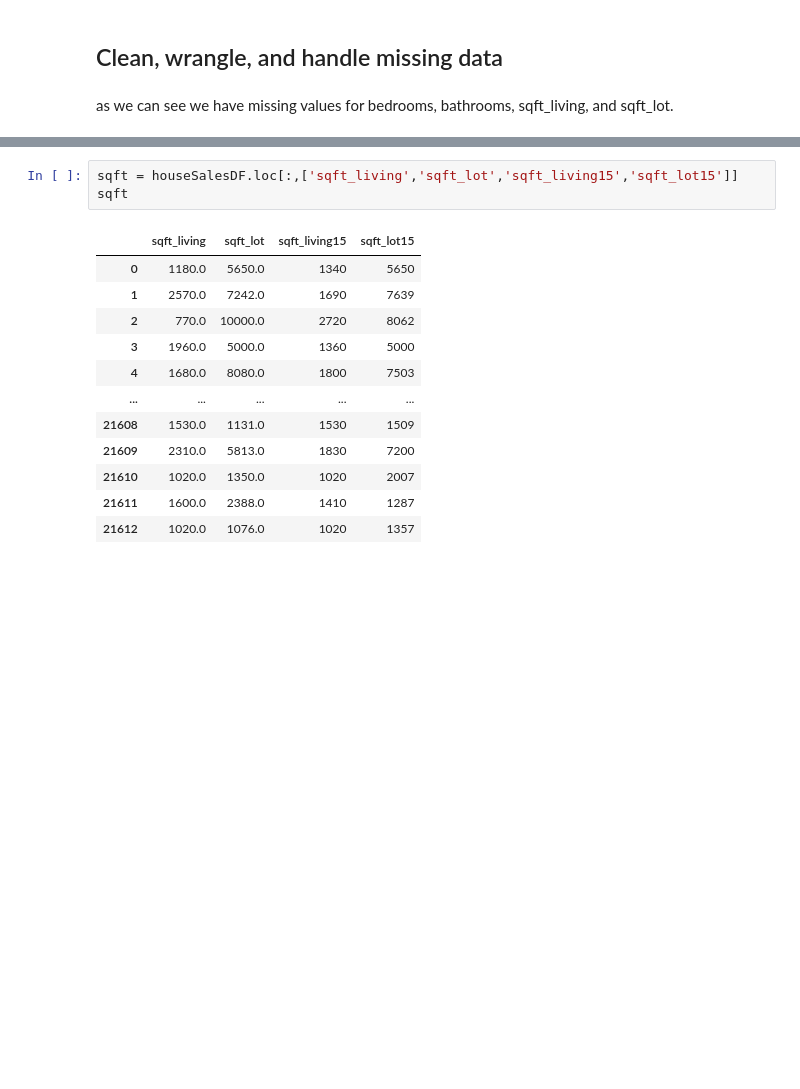
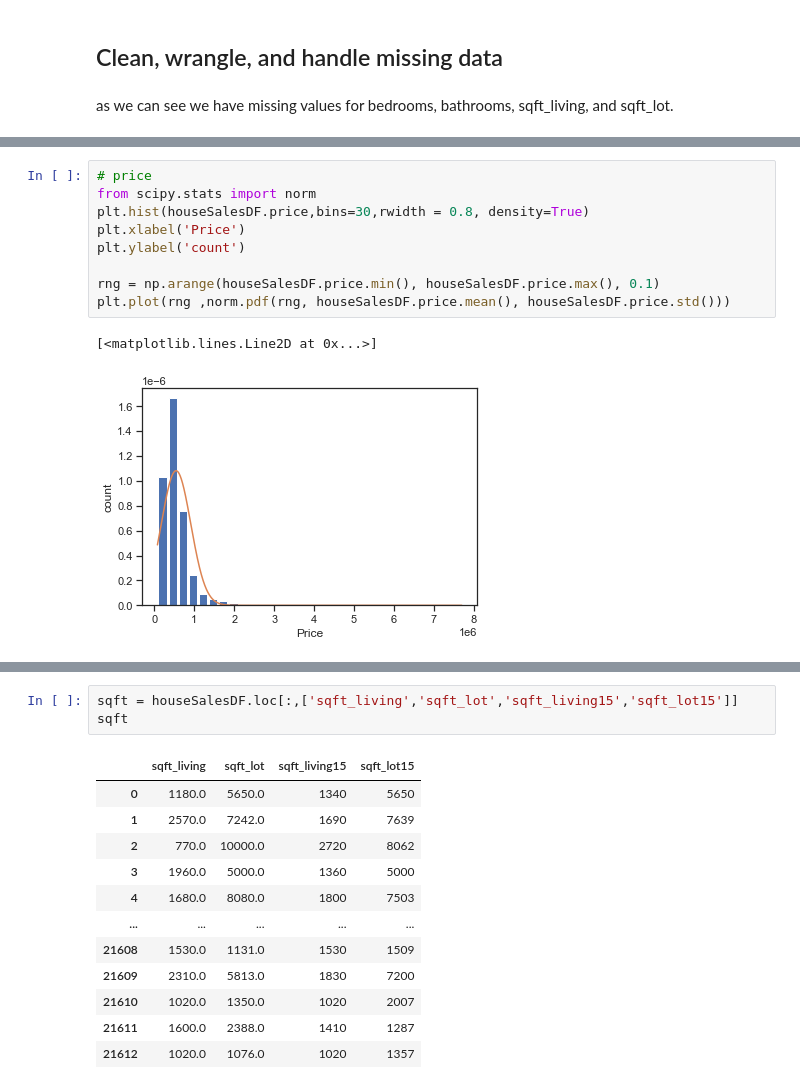
Before and after one commit to ruddysimon/ADS500B-Project, a Jupyter notebook: HouseSalesWashington.ipynb, the cells around one changed output, grey strips where cells are left out. Saved outputs shown, nothing was run; the diff lists cells and outputs as text; blank space fills up the shorter version.

```diff
--- a/HouseSalesWashington.ipynb
+++ b/HouseSalesWashington.ipynb
@@ -296,0 +314,12 @@ dtype: int64
+# %%
+# price
+from scipy.stats import norm
+plt.hist(houseSalesDF.price,bins=30,rwidth = 0.8, density=True)
+plt.xlabel('Price')
+plt.ylabel('count')
+
+rng = np.arange(houseSalesDF.price.min(), houseSalesDF.price.max(), 0.1)
+plt.plot(rng ,norm.pdf(rng, houseSalesDF.price.mean(), houseSalesDF.price.std()))
+# %% [output]
+[<matplotlib.lines.Line2D at 0x...>]
+[figure, added]
```
Also changed, not shown: parts of 25 cells of this notebook.
